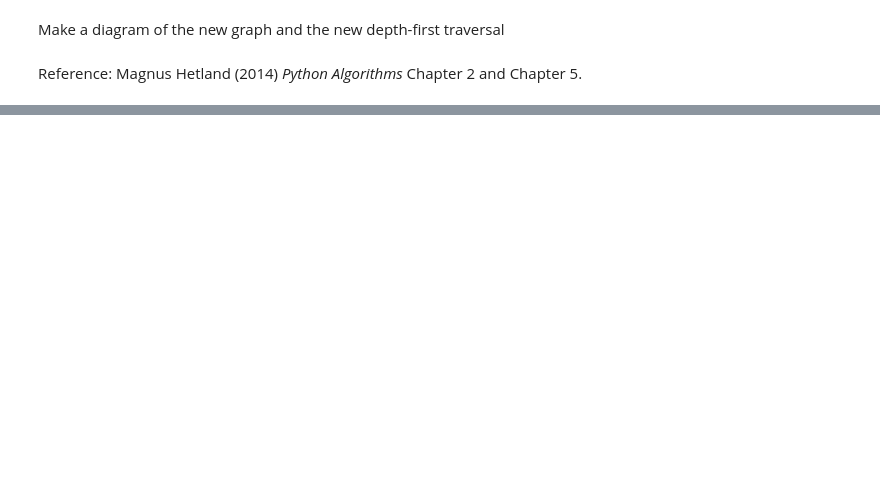
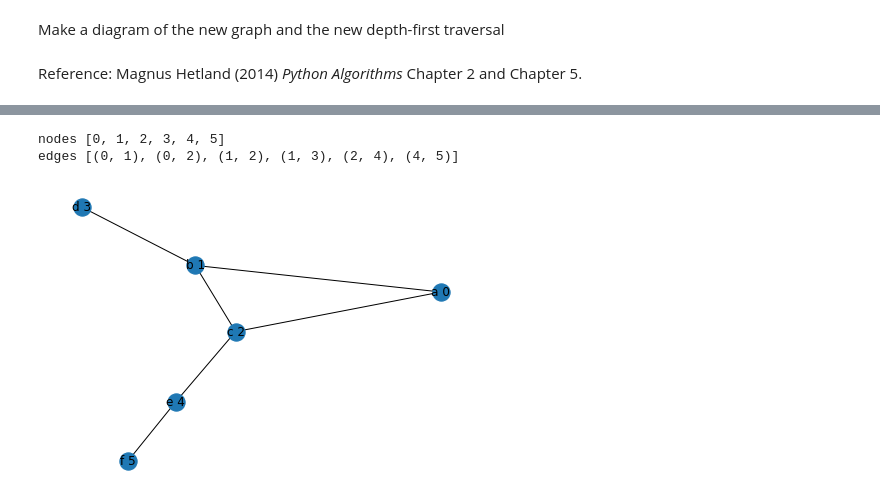
Before and after one commit to ARU-Bioinf-CMA-2020/tw3, a Jupyter notebook: Breadth_and_Depth.ipynb, the cells around one changed output, grey strips where cells are left out. Cells and saved outputs as stored; diff of their text form; code cells hidden in the pictures; blank space fills up the shorter version.

```diff
--- a/Breadth_and_Depth.ipynb
+++ b/Breadth_and_Depth.ipynb
@@ -140 +192,12 @@ def trimmed_graph():
+# %%
+def supply_trimmed_graph():
+    a, b, c, d, e, f = range(6)
+    return [[b, c],                # a
+            [a, c, d],             # b
+            [a, b, e],             # c
+            [b],             # d (trim this list)
+            [c, f],             # e (trim this list)
+            [e],                # f (trim this list)
+           ]
+trimmed_graph = supply_trimmed_graph()
 # %%
@@ -146,0 +239,6 @@ Magnus Hetland (2014) *Python Algorithms* Chapter 2 and Chapter 5.
+# %%
+draw_graph(trimmed_graph)
+# %% [output]
+nodes [0, 1, 2, 3, 4, 5]
+edges [(0, 1), (0, 2), (1, 2), (1, 3), (2, 4), (4, 5)]
+[figure, added]
```
Also changed, not shown: parts of 17 cells of this notebook.
